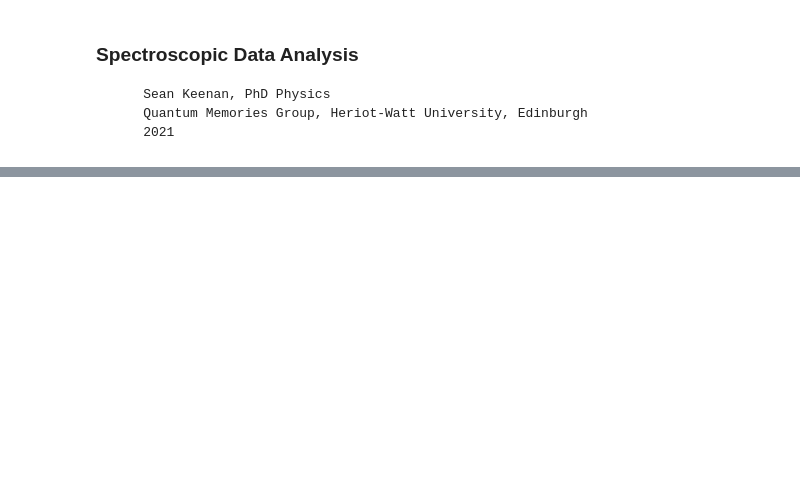
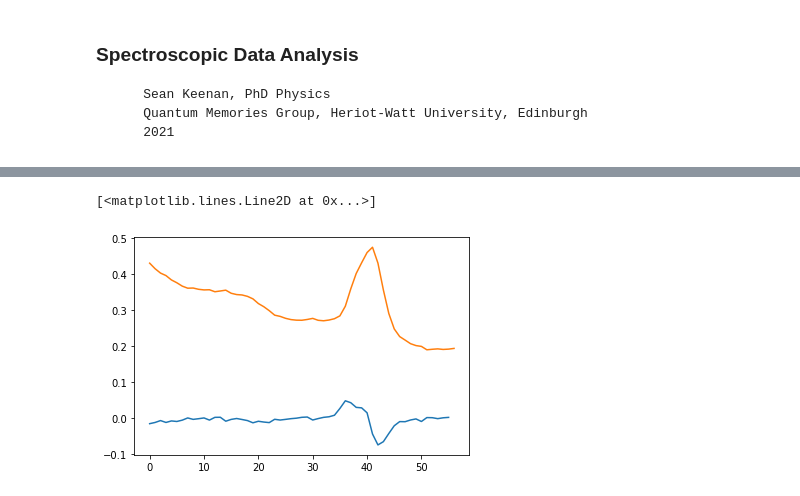
Before and after one commit to SMK-UK/Spectroscopy, a Jupyter notebook: transmission.ipynb, the cells around one changed output, grey strips where cells are left out. Saved outputs shown, nothing was run; the diff lists cells and outputs as text; code cells hidden in the pictures; blank space fills up the shorter version.

```diff
--- a/transmission.ipynb
+++ b/transmission.ipynb
@@ -280,0 +297,12 @@ ax_2.plot(wl, data[start[0]:stop[0]], 'b')
+# %%
+diff = np.diff(roi_ODs[4][0], n=1)
+diff_2 = np.diff(roi_ODs[4][0], n=2)
+diff_3 = np.diff(roi_ODs[4][0], n=3)
+
+mp.plot(diff)
+#mp.plot(diff_2)
+#mp.plot(diff_3)
+mp.plot(roi_ODs[4][0])
+# %% [output]
+[<matplotlib.lines.Line2D at 0x...>]
+[figure, added]
```
Also changed, not shown: parts of 16 cells of this notebook, 8 other files.
